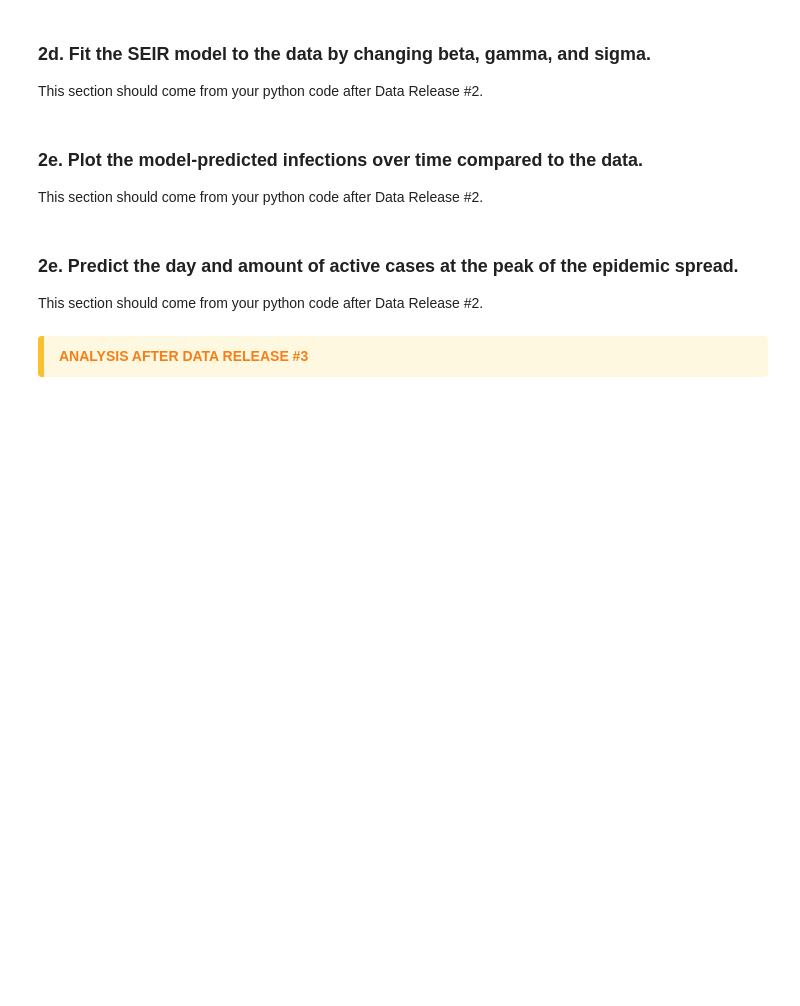
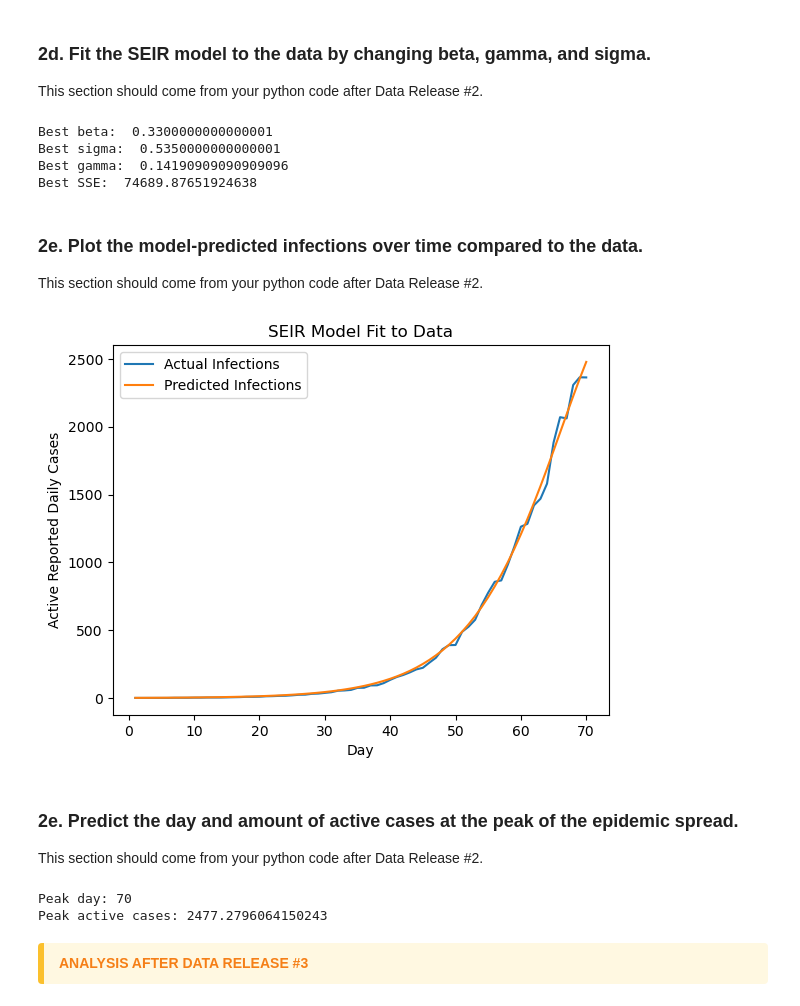
Before and after one commit to gracevl/Module-2-Epidemics-SIR-Modeling_lee_abed, a Jupyter notebook: Notebook examples/Template_student_final_notebook.ipynb, the cells around one changed output. Drawn from its saved outputs; the diff is of its cells as text; code cells hidden in the pictures; blank space fills up the shorter version.

```diff
--- a/Notebook examples/Template_student_final_notebook.ipynb
+++ b/Notebook examples/Template_student_final_notebook.ipynb
@@ -96,12 +138,89 @@ This section should come from your python code after Data Release #2.
 # %% [markdown]
 ### 2d. Fit the SEIR model to the data by changing beta, gamma, and sigma.
 This section should come from your python code after Data Release #2.
+# %%
+def optimize(timepoints, N, S0, E0, I0, R0, data):
+    # Define the predicted ranges for beta, sigma, and gamma
+    beta = np.arange(.2, 1.5, .01) #Wide range of values for beta to test, as the contagiousness is unknown
+    sigma = np.arange(.4, .6, .005) #narrower range of sigma values, as we know the latent period is ~2 days, so sigma should be around 0.5 (1/2)
+    gamma = np.arange(1/11, 1/7, .001) #narrower range of gamma values, as we know the infectious period (pre-symptomatic infectious period + symptoma duration) is between 7 and 11 days, so gamma should be between 1/11 and 1/7
+
+    beta_index = []
+    sigma_index = []
+    gamma_index = []
+
+    SSE = []
+    infections = data["active reported daily cases"]
+
+    for b in beta:
+        for s in sigma:
+            for g in gamma:
+                predicted = SEIR_model(b, s, g, S0, E0, I0, R0, timepoints, N)
+                n = len(infections)
+                I = predicted[2][1:n+1] #Extracting the predicted number of infectious individuals at each timepoint from the SEIR model output
+                sse_calc = np.sum((I-infections)**2)
+                SSE.append(sse_calc)
+                beta_index.append(b)
+                sigma_index.append(s)
+                gamma_index.append(g)
+
+    best_idx   = np.argmin(SSE)
+    best_beta  = beta_index[best_idx]
+    best_sigma = sigma_index[best_idx]
+    best_gamma = gamma_index[best_idx]
+    best_sse   = SSE[best_idx]
+
+    return best_beta, best_sigma, best_gamma, best_sse
+
+
+
+best_beta, best_sigma, best_gamma, best_sse = optimize(timepoints, N, S0, E0, I0, R0, data)
+
+print(f"Best beta: ",  best_beta)
+print(f"Best sigma: ", best_sigma)
+print(f"Best gamma: ", best_gamma)
+print(f"Best SSE: ",   best_sse)
+# %% [output]
+Best beta:  0.3300000000000001
+Best sigma:  0.5350000000000001
+Best gamma:  0.14190909090909096
+Best SSE:  74689.87651924638
 # %% [markdown]
 ### 2e. Plot the model-predicted infections over time compared to the data.
 This section should come from your python code after Data Release #2.
+# %%
+# plotting of the Infections vs. Time Graph
+plt.plot(timepoints, data["active reported daily cases"], label="Actual Infections")
+predicted = SEIR_model(best_beta, best_sigma, best_gamma, S0, E0, I0, R0, timepoints, N)
+plt.plot(timepoints, predicted[2][1:len(timepoints)+1], label="Predicted Infections")
+plt.xlabel("Day")
+plt.ylabel("Active Reported Daily Cases")
+plt.title("SEIR Model Fit to Data")
+plt.legend()
+plt.show()
+# %% [output]
+[figure, added]
 # %% [markdown]
 ### 2e. Predict the day and amount of active cases at the peak of the epidemic spread.
 This section should come from your python code after Data Release #2.
+# %%
+# Pull predicted infected values
+predicted_I = predicted[2][1:len(timepoints)+1]
+
+# Find peak infections
+peak_cases = np.max(predicted_I)
+
+# Find index of peak
+peak_index = np.argmax(predicted_I)
+
+# Corresponding day
+peak_day = timepoints.iloc[peak_index]
+
+print("Peak day:", peak_day)
+print("Peak active cases:", peak_cases)
+# %% [output]
+Peak day: 70
+Peak active cases: 2477.2796064150243
 # %% [markdown]
 
 <div style="
```
Also changed, not shown: parts of 1 cell of this notebook, 1 other file.
